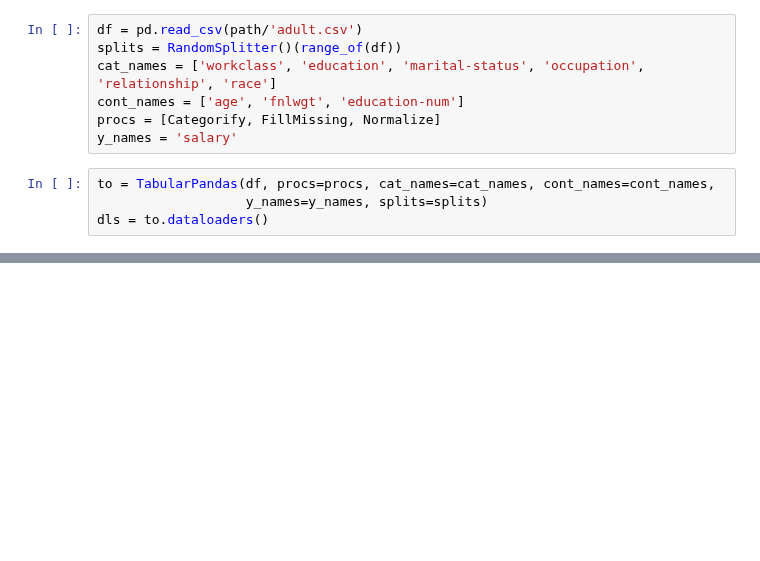
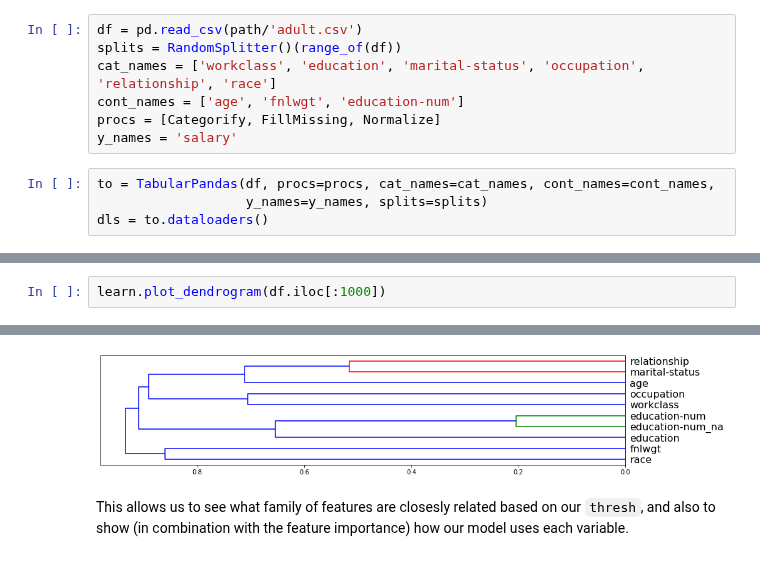
Before and after one commit to muellerzr/fastinference, a Jupyter notebook: nbs/01_tabular.interpretation.ipynb, the cells around one changed output, grey strips where cells are left out. Saved outputs shown, nothing was run; the diff lists cells and outputs as text; blank space fills up the shorter version.

```diff
--- a/nbs/01_tabular.interpretation.ipynb
+++ b/nbs/01_tabular.interpretation.ipynb
@@ -129,0 +225,3 @@ OrderedDict([('marital-status', 1.2594457969343393),
+# %%
+learn.plot_dendrogram(df.iloc[:1000])
+# %% [output]
@@ -129,0 +229,3 @@ OrderedDict([('marital-status', 1.2594457969343393),
+[figure, added]
+# %% [markdown]
+This allows us to see what family of features are closesly related based on our `thresh`, and also to show (in combination with the feature importance) how our model uses each variable.
```
Also changed, not shown: parts of 20 cells of this notebook.
